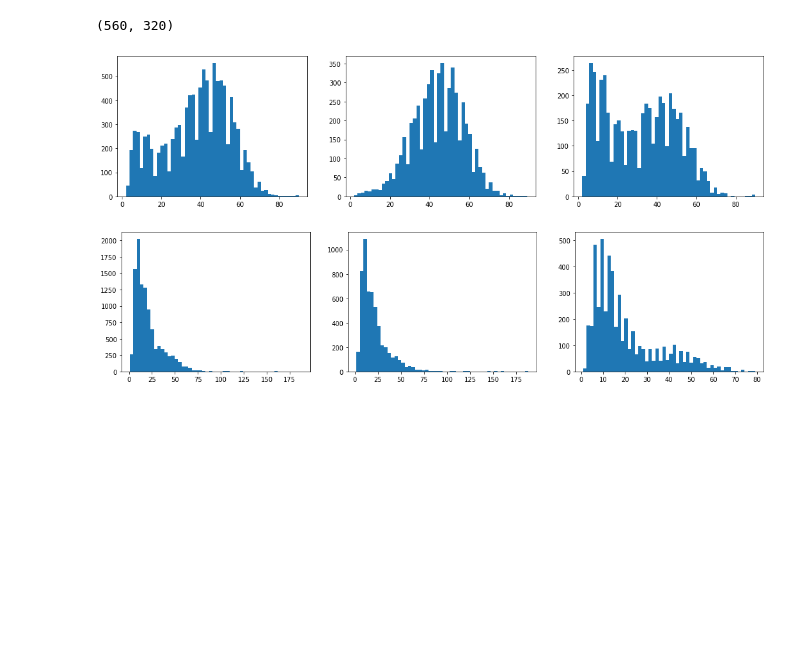
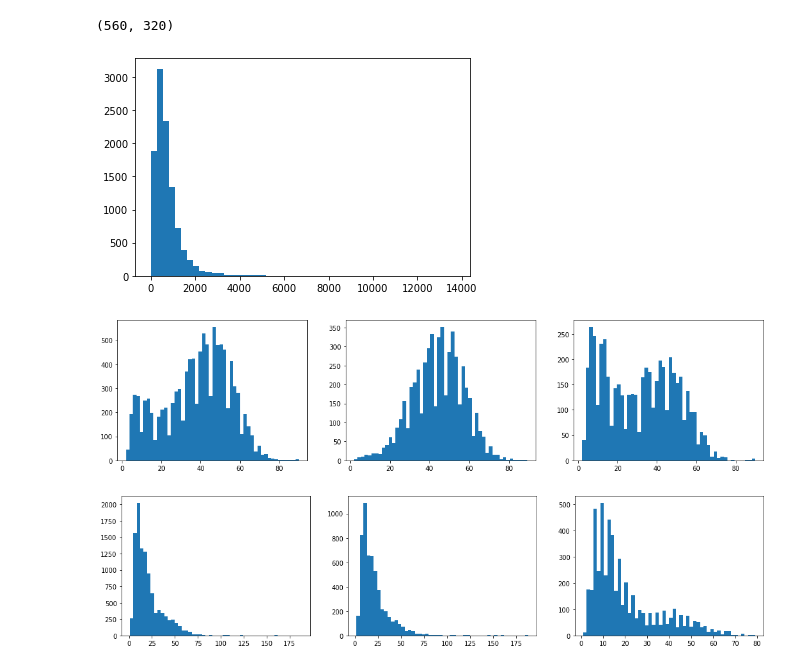
Before and after one commit to ruslangrimov/pcancer, a Jupyter notebook: data_preparation/notebooks/ExplorePatchesCleanDF.ipynb, the cells around one changed output. Drawn from its saved outputs; the diff is of its cells as text; code cells hidden in the pictures; blank space fills up the shorter version.

```diff
--- a/data_preparation/notebooks/ExplorePatchesCleanDF.ipynb
+++ b/data_preparation/notebooks/ExplorePatchesCleanDF.ipynb
@@ -114,6 +116,10 @@ plt.hist((max_y_x - min_y_x).min(axis=-1), bins=50);
 70*8, 40*8
 # %% [output]
 (560, 320)
+# %%
+plt.hist(np.prod((max_y_x - min_y_x), axis=-1), bins=50);
+# %% [output]
+[figure, added]
 # %%
 fig, axs = plt.subplots(1, 3, figsize=(18, 4))
 for n in range(3):
```
Also changed, not shown: parts of 8 cells of this notebook, 44 other files.
